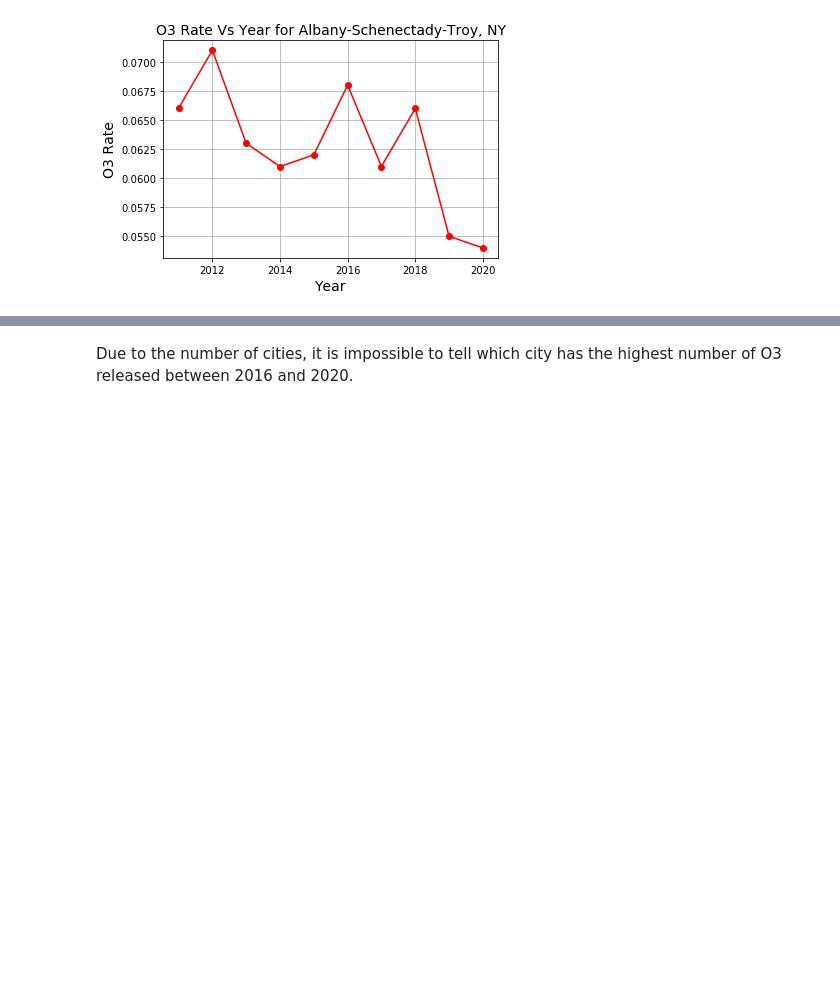
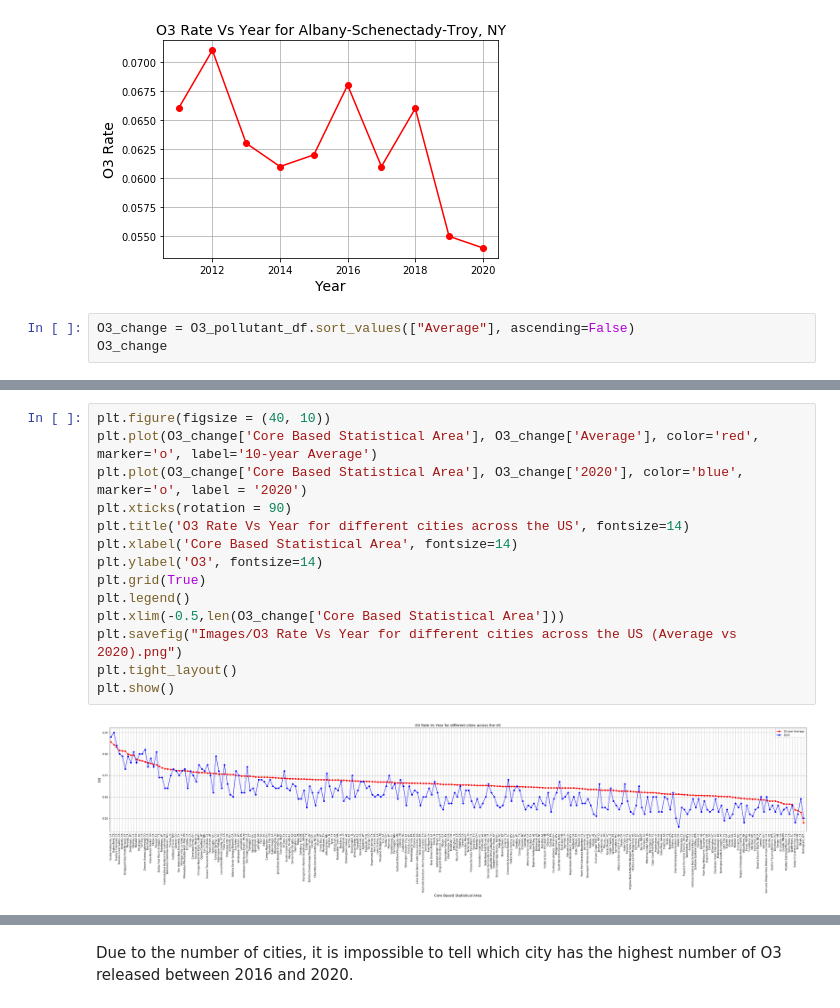
Before and after one commit to diallomt193/America-s-air-quality-analysis, a Jupyter notebook: O3 Analysis.ipynb, the cells around one changed output, grey strips where cells are left out. Saved outputs shown, nothing was run; the diff lists cells and outputs as text; blank space fills up the shorter version.

```diff
--- a/O3 Analysis.ipynb
+++ b/O3 Analysis.ipynb
@@ -209,3 +209,6 @@ def plot_graphs(i):
 plot_graphs(2)
 # %% [output]
 [figure]
+# %%
+O3_change = O3_pollutant_df.sort_values(["Average"], ascending=False)
+O3_change
@@ -212,3 +233,19 @@ plot_graphs(2)
+# %%
+plt.figure(figsize = (40, 10))
+plt.plot(O3_change['Core Based Statistical Area'], O3_change['Average'], color='red', marker='o', label='10-year Average')
+plt.plot(O3_change['Core Based Statistical Area'], O3_change['2020'], color='blue', marker='o', label = '2020')
+plt.xticks(rotation = 90)
+plt.title('O3 Rate Vs Year for different cities across the US', fontsize=14)
+plt.xlabel('Core Based Statistical Area', fontsize=14)
+plt.ylabel('O3', fontsize=14)
+plt.grid(True)
+plt.legend()
+plt.xlim(-0.5,len(O3_change['Core Based Statistical Area']))
+plt.savefig("Images/O3 Rate Vs Year for different cities across the US (Average vs 2020).png")
+plt.tight_layout()
+plt.show()
+# %% [output]
+[figure, added]
 # %%
 #Now, let's plot the data for all cities to observe the change in O3 over a five-year period "2016 - 2020"
 #In this we decided to show the change for only 5 years because showing the change for 10 will make the graph hard to read.
```
Also changed, not shown: parts of 2 cells of this notebook, 7 other files.
